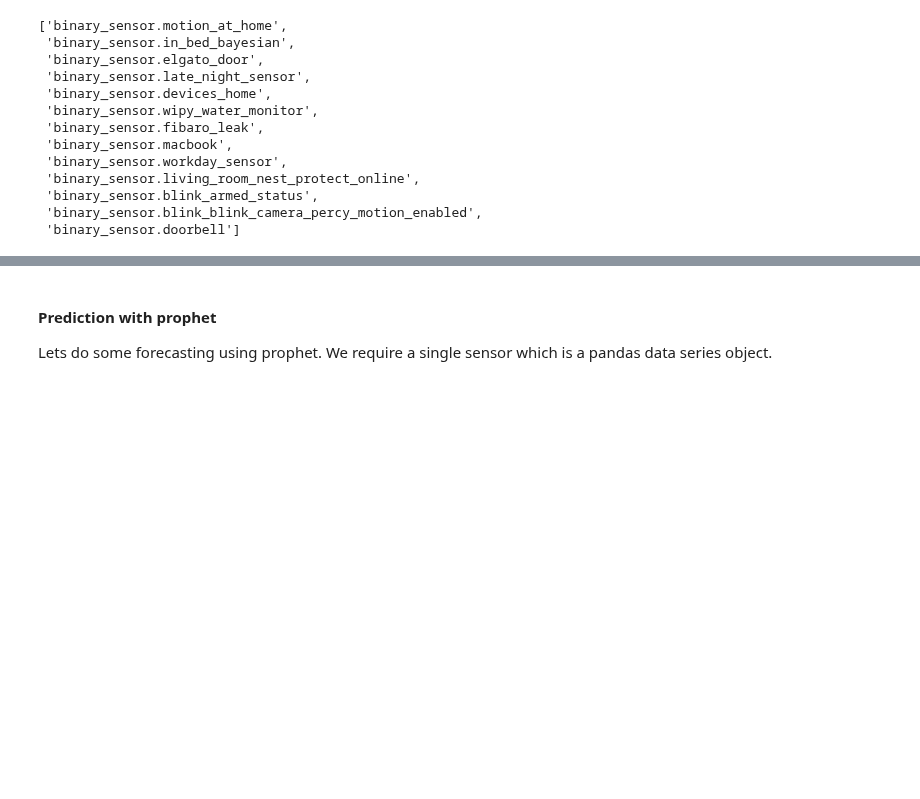
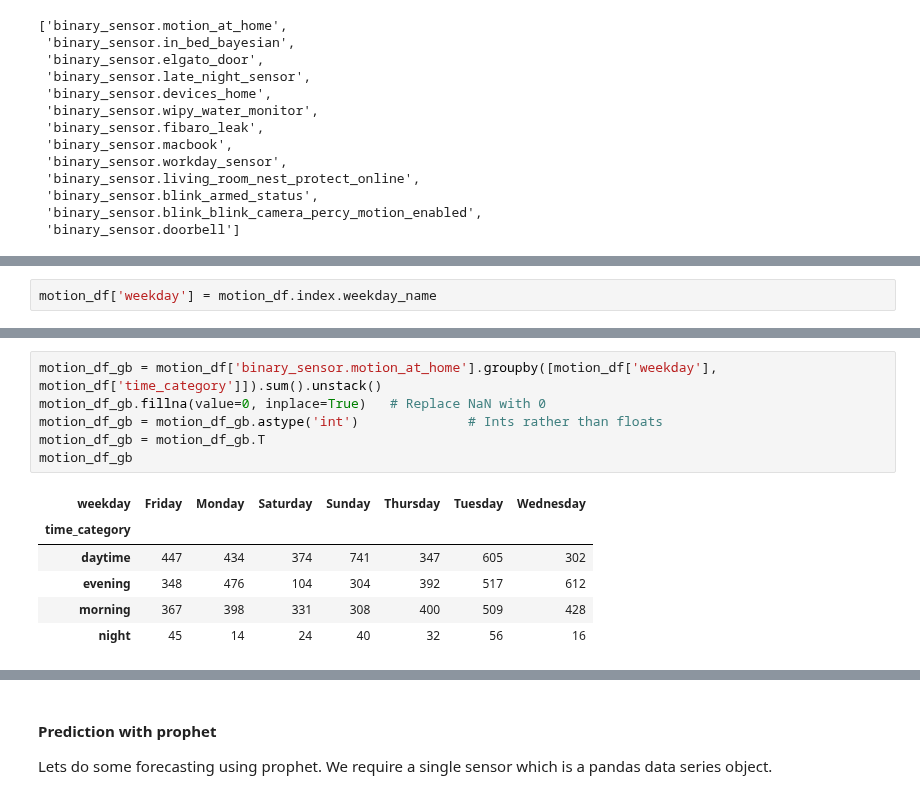
Before and after one commit to robmarkcole/HASS-data-detective, a Jupyter notebook: Usage of detective.ipynb, the cells around one changed output, grey strips where cells are left out. Cells and saved outputs as stored; diff of their text form; blank space fills up the shorter version.

```diff
--- a/Usage of detective.ipynb
+++ b/Usage of detective.ipynb
@@ -131,0 +151,2 @@ sensors_binary.entities
+# %%
+motion_df['weekday'] = motion_df.index.weekday_name
@@ -131,0 +176,13 @@ sensors_binary.entities
+# %%
+motion_df_gb = motion_df['binary_sensor.motion_at_home'].groupby([motion_df['weekday'], motion_df['time_category']]).sum().unstack()
+motion_df_gb.fillna(value=0, inplace=True)   # Replace NaN with 0
+motion_df_gb = motion_df_gb.astype('int')              # Ints rather than floats
+motion_df_gb = motion_df_gb.T
+motion_df_gb
+# %% [output]
+| weekday | Friday | Monday | Saturday | Sunday | Thursday | Tuesday | Wednesday |
+| time_category |  |  |  |  |  |  |  |
+| daytime | 447 | 434 | 374 | 741 | 347 | 605 | 302 |
+| evening | 348 | 476 | 104 | 304 | 392 | 517 | 612 |
+| morning | 367 | 398 | 331 | 308 | 400 | 509 | 428 |
+| night | 45 | 14 | 24 | 40 | 32 | 56 | 16 |
```
Also changed, not shown: parts of 14 cells of this notebook, 3 other files.
